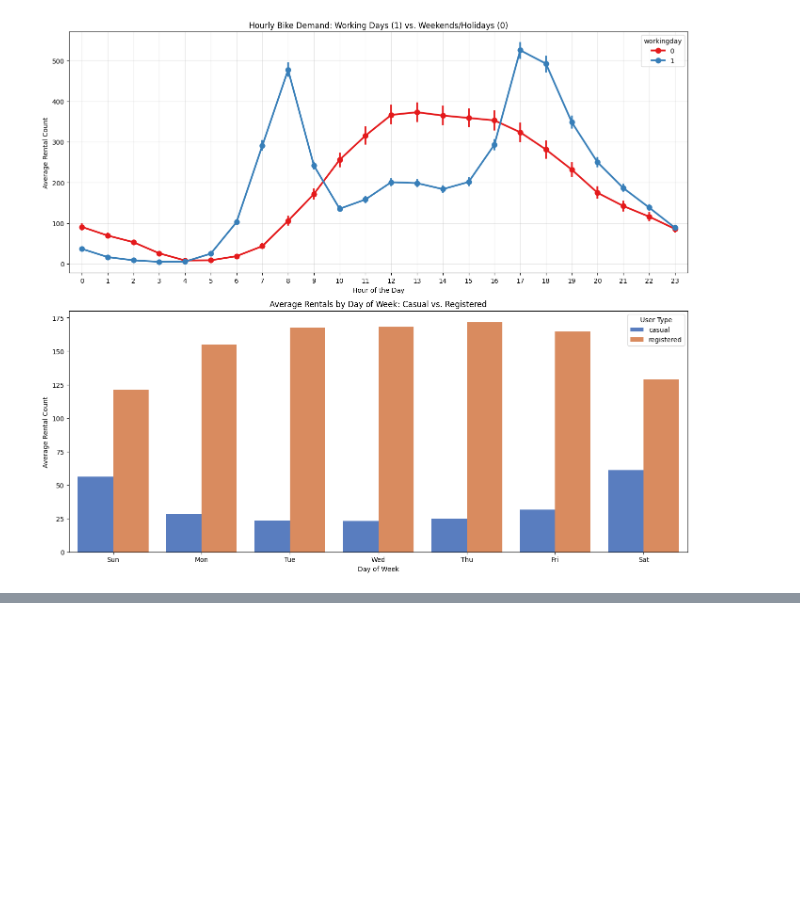
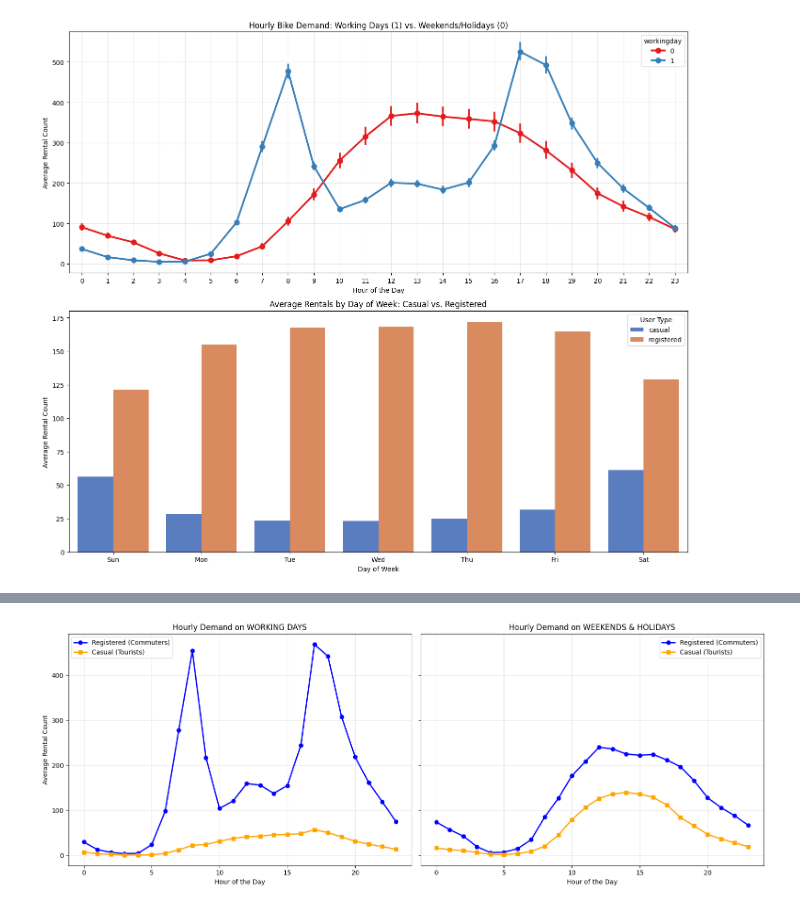
Before and after one commit to boughanmiyoussef/BikeDemand, a Jupyter notebook: notebook/BikeDemand.ipynb, the cells around one changed output, grey strips where cells are left out. Drawn from its saved outputs; the diff is of its cells as text; code cells hidden in the pictures; blank space fills up the shorter version.

```diff
--- a/notebook/BikeDemand.ipynb
+++ b/notebook/BikeDemand.ipynb
@@ -220,0 +221,25 @@ plt.show()
+# %%
+fig, axes = plt.subplots(1, 2, figsize=(16, 6), sharey=True)
+# 1. Weekday Hourly Flow (Working Days)
+df_workday = df[df['workingday'] == 1].groupby('hr')[['casual', 'registered']].mean().reset_index()
+axes[0].plot(df_workday['hr'], df_workday['registered'], label='Registered (Commuters)', color='blue', marker='o', linewidth=2)
+axes[0].plot(df_workday['hr'], df_workday['casual'], label='Casual (Tourists)', color='orange', marker='s', linewidth=2)
+axes[0].set_title('Hourly Demand on WORKING DAYS')
+axes[0].set_xlabel('Hour of the Day')
+axes[0].set_ylabel('Average Rental Count')
+axes[0].grid(True, alpha=0.3)
+axes[0].legend()
+
+# 2. Weekend Hourly Flow (Non-Working Days)
+df_weekend = df[df['workingday'] == 0].groupby('hr')[['casual', 'registered']].mean().reset_index()
+axes[1].plot(df_weekend['hr'], df_weekend['registered'], label='Registered (Commuters)', color='blue', marker='o', linewidth=2)
+axes[1].plot(df_weekend['hr'], df_weekend['casual'], label='Casual (Tourists)', color='orange', marker='s', linewidth=2)
+axes[1].set_title('Hourly Demand on WEEKENDS & HOLIDAYS')
+axes[1].set_xlabel('Hour of the Day')
+axes[1].grid(True, alpha=0.3)
+axes[1].legend()
+
+plt.tight_layout()
+plt.show()
+# %% [output]
+[figure, added]
```
Also changed, not shown: parts of 3 cells of this notebook.
